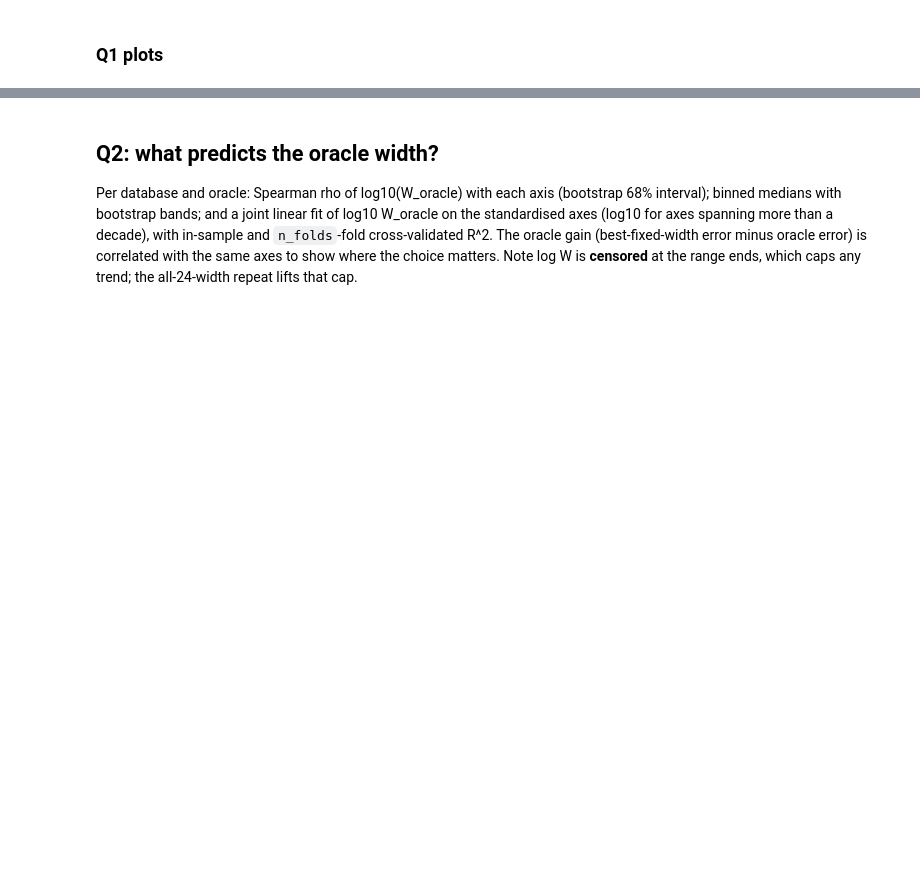
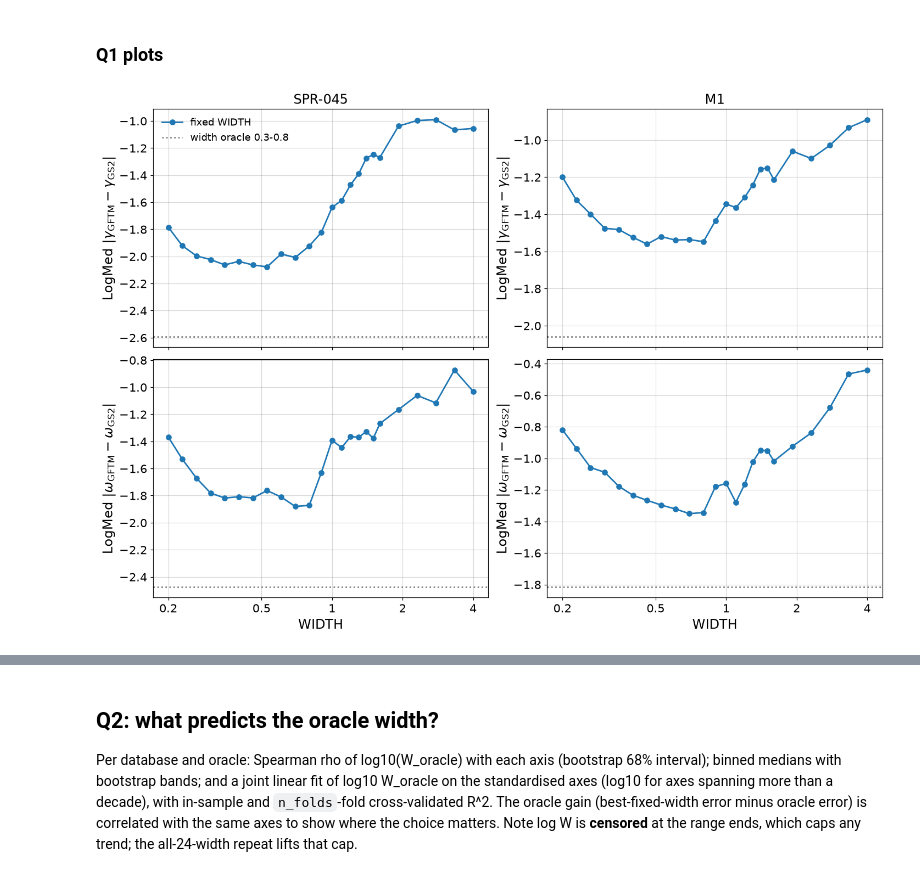
Before and after one commit to FelixWattsYork/General_Analysis, a Jupyter notebook: notebooks/kbm_width_oracle_physics.ipynb, the cells around one changed output, grey strips where cells are left out. Cells and saved outputs as stored; diff of their text form; code cells hidden in the pictures; blank space fills up the shorter version.

```diff
--- a/notebooks/kbm_width_oracle_physics.ipynb
+++ b/notebooks/kbm_width_oracle_physics.ipynb
@@ -350,3 +350,40 @@ phi_medAbsLog_A_vs_D                            NaN        NaN       0.0
 apar_medAbsLog_A_vs_D                           NaN        NaN       0.0        0.0       NaN        NaN       0.0        0.0
 # %% [markdown]
 ### Q1 plots
+# %%
+def set_log_ticks(ax, ticks):
+    lims = ax.get_xlim()
+    ax.set_xticks(ticks)
+    ax.set_xlim(lims)
+    ax.xaxis.set_major_formatter(StrMethodFormatter("{x:g}"))
+    ax.minorticks_off()
+
+
+# every width (0.2-4.0) at fixed WIDTH; the 0.3-0.8 oracles as dotted lines
+full = {db: oracles(v, iw_all, everyone[db]) for db, v in data05.items()}
+w_all = data05["SPR-045"]["widths"]
+ylabel = {"growth": r"LogMed $|\gamma_{\rm GFTM}-\gamma_{\rm GS2}|$", "frequency": r"LogMed $|\omega_{\rm GFTM}-\omega_{\rm GS2}|$"}
+fig1, axes1 = plt.subplots(len(targets), len(cases), figsize=(13, 9), sharex=True, squeeze=False)
+for col, db in enumerate(cases):
+    v, res = data05[db], full[db]
+    g_dom = np.where(v["gam"] > 0, v["gam"], -np.inf).max(2)
+    for row, t in enumerate(targets):
+        ax = axes1[row, col]
+        if t == "growth":   # absolute error, as 4a; a MISS predicts gamma = 0
+            g_sel = np.where(np.isfinite(g_dom), g_dom, 0.0)
+            err = np.abs(g_sel - v["g_ref"][:, None])
+            jw = main[db]["D", t]["jw"]
+            orc = np.abs(g_sel[:, iw_range][np.arange(len(jw)), jw] - v["g_ref"])
+        else:
+            err, orc = res["err_d"][t], main[db]["D", t]["err"]
+        ax.plot(w_all, np.log10(np.median(err, axis=0)), color="C0", label="fixed WIDTH")
+        ax.axhline(np.log10(np.median(orc)), color="0.5", ls=":", marker="", label="width oracle 0.3-0.8")
+        ax.set_ylabel(ylabel[t])
+    axes1[0, col].set_title(db, fontsize=fs_title)
+    axes1[-1, col].set(xscale="log", xlabel="WIDTH")
+for ax in axes1.flat:
+    set_log_ticks(ax, [0.2, 0.5, 1, 2, 4])
+axes1[0, 0].legend(fontsize=fs_legend)
+plt.show()
+# %% [output]
+[figure, added]
```
Also changed, not shown: parts of 9 cells of this notebook.
